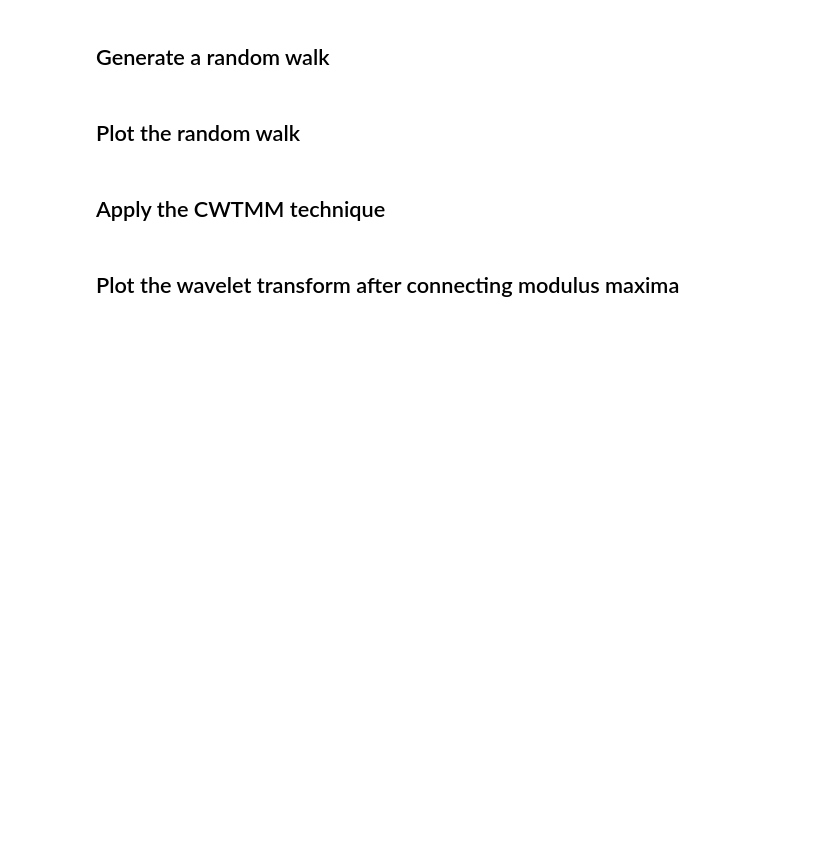
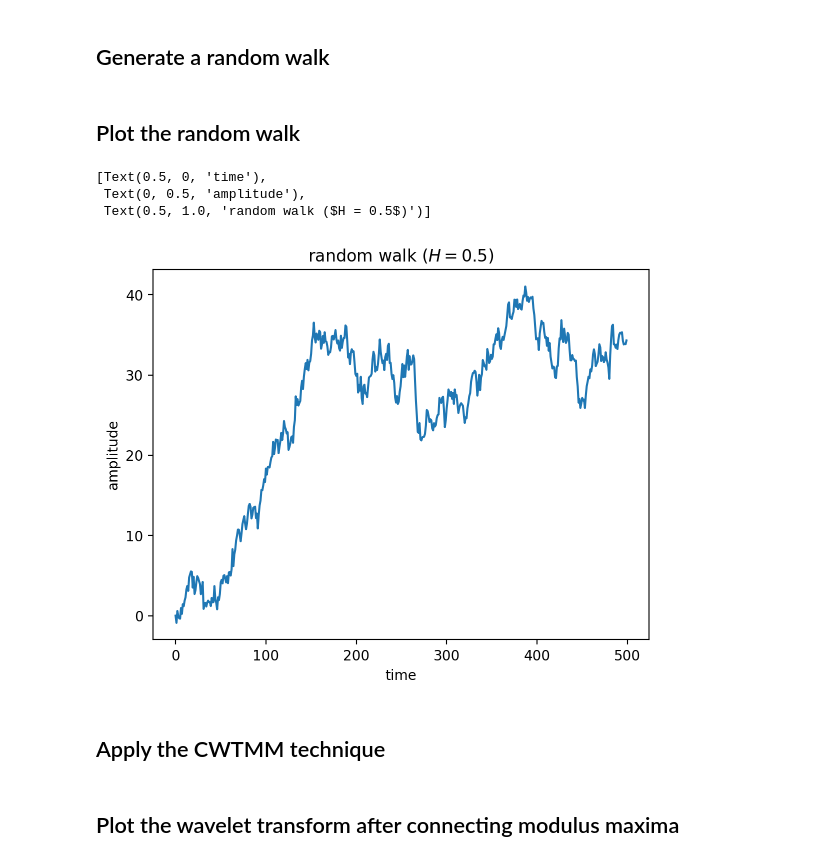
Before and after one commit to settwi/pycwtmm, a Jupyter notebook: examples/basic-example.ipynb, the cells around one changed output. Drawn from its saved outputs; the diff is of its cells as text; code cells hidden in the pictures; blank space fills up the shorter version.

Commit message:
update examples to use new FBM code and updated CWTMM syntaxes

```diff
--- a/examples/basic-example.ipynb
+++ b/examples/basic-example.ipynb
@@ -20,30 +24,24 @@ from pycwtmm import plotting as cpl
 ## Generate a random walk
 # %%
 num_steps = 500
-step_magnitudes = np.random.rand(num_steps)
-flip_probability = 0.5
-# example probabilities:
+hurst_exponent = 0.5
+# example exponents:
 # 0.5 = brownian motion
 # 0.1 = antipersistent
 # 0.9 = persistent
 
-last = 1
-step_directions = []
-for i in range(num_steps):
-    if np.random.rand() > flip_probability:
-        step_directions.append(-1 * last)
-    else:
-        step_directions.append(last)
-    last = step_directions[i]
-
-step_directions = np.array(step_directions)
-steps = np.cumsum(step_magnitudes * step_directions)
+steps = fbm.make_timeseries(num_steps, hurst_exponent)
 # %% [markdown]
 ## Plot the random walk
 # %%
 fig, ax = plt.subplots()
 ax.plot(np.arange(steps.size), steps)
-ax.set(xlabel='time', ylabel='amplitude', title='random walk')
+ax.set(xlabel='time', ylabel='amplitude', title=f'random walk ($H = {hurst_exponent}$)')
+# %% [output]
+[Text(0.5, 0, 'time'),
+ Text(0, 0.5, 'amplitude'),
+ Text(0.5, 1.0, 'random walk ($H = 0.5$)')]
+[figure, added]
 # %% [markdown]
 ## Apply the CWTMM technique
 # %%
```
Also changed, not shown: parts of 4 cells of this notebook, 6 other files.
